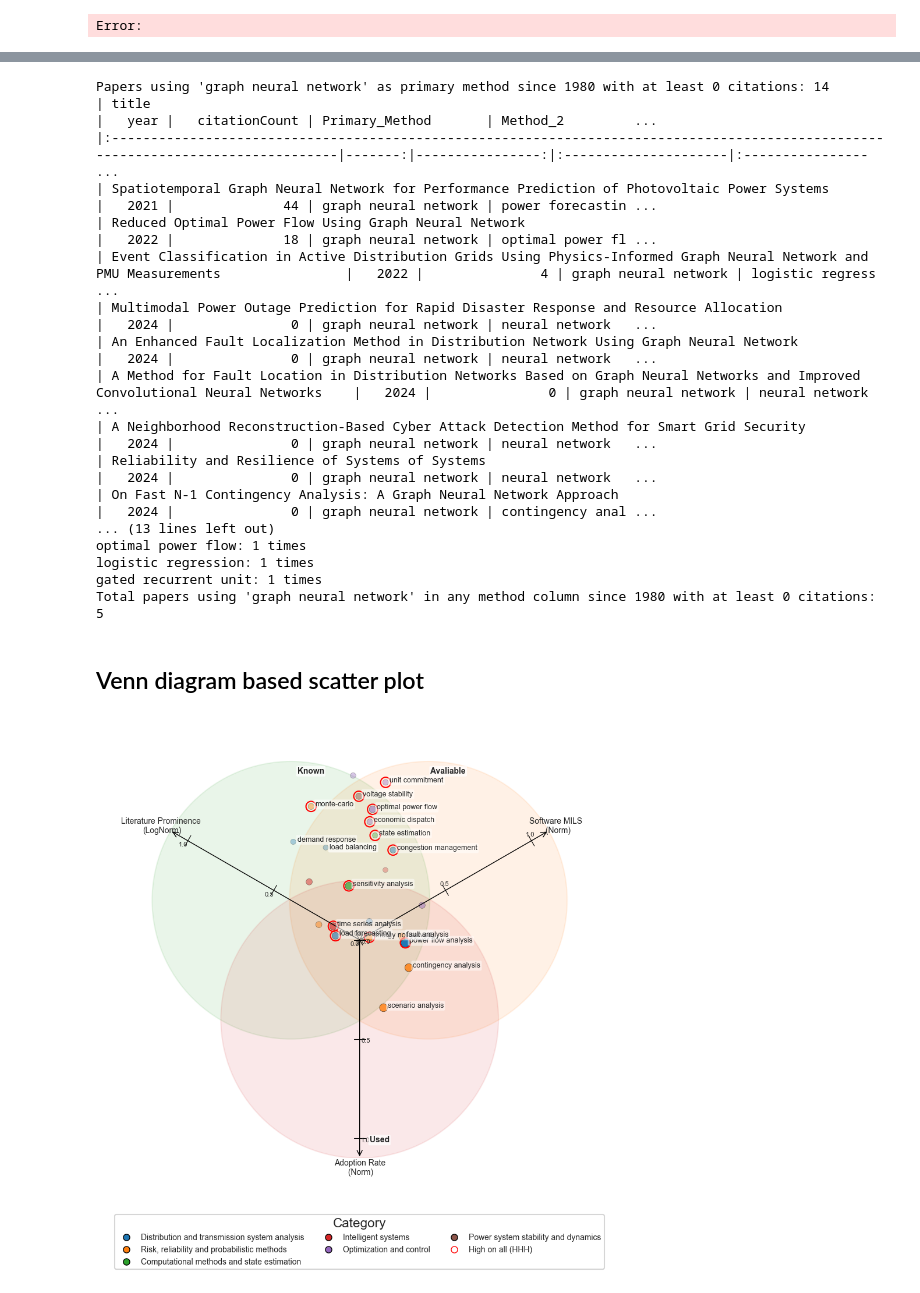
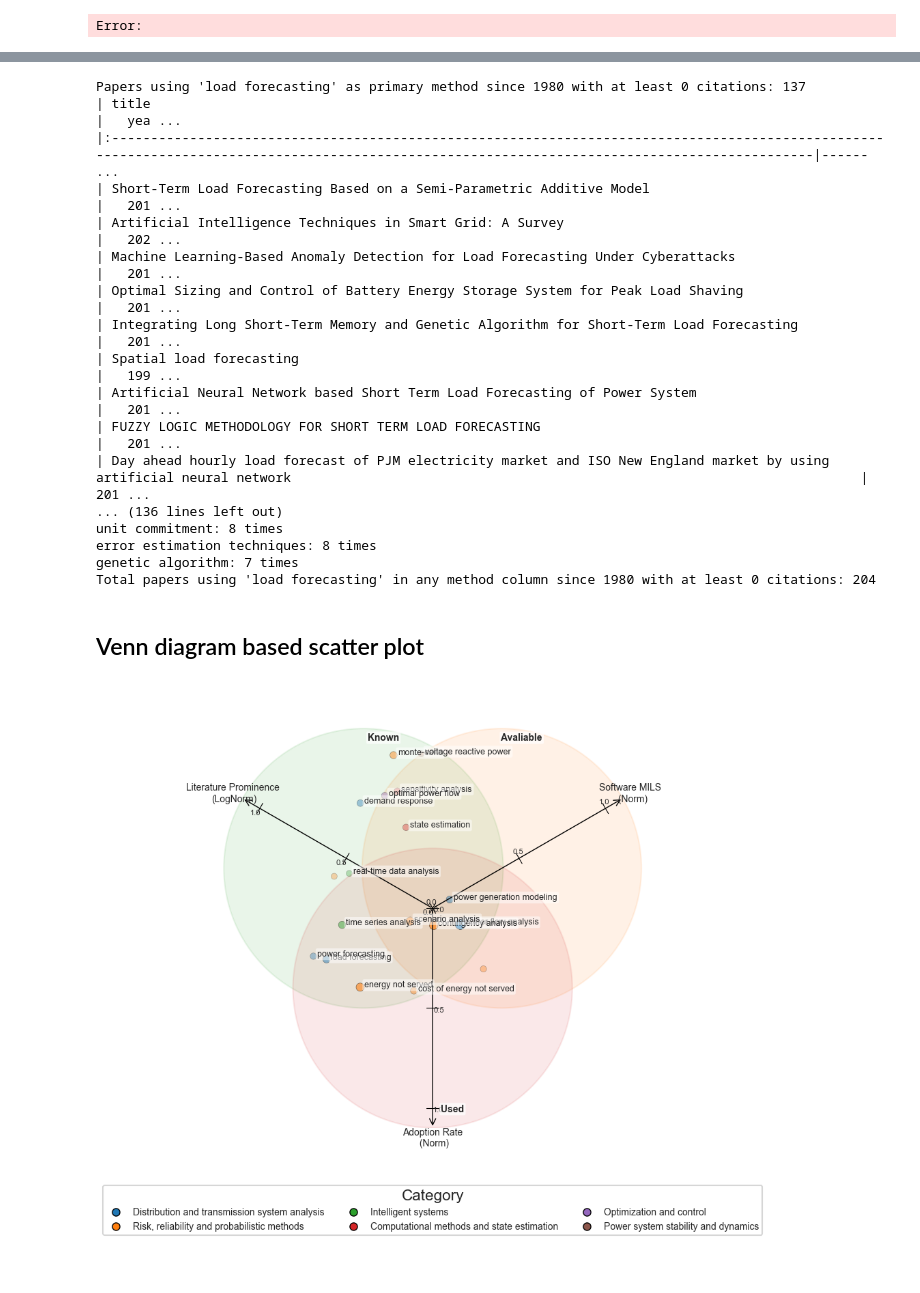
Before and after one commit to stigsimo/Literature-search-and-analysis, a Jupyter notebook: Comparison_of_method_scores.ipynb, the cells around one changed output, grey strips where cells are left out. Saved outputs shown, nothing was run; the diff lists cells and outputs as text; code cells hidden in the pictures.

Commit message:
added a lot of functions and redo of most analysis

```diff
--- a/Comparison_of_method_scores.ipynb
+++ b/Comparison_of_method_scores.ipynb
@@ -6210,2 +7952,5 @@ category
+# %%
+df_comparison=pd.read_csv('output\method_comparison_all_sources.csv')
+df_comparison_plot=df_comparison.copy()
 # %%
 df_1=clean_scatter_comparison_plots(
@@ -6687,7 +8675,7 @@ Found 2 methods:
 # %%
 #print the paper titles, primary methods, and most common other methods combined. Filter on year and citations
 #filter on the  nameed method and count all occurrences of other methods in the method columns method_2, method_3, method_4 etc upt to method_10
-method_to_check='graph neural network'
+method_to_check='load forecasting'
 start_year=1980
 min_citations=0
 #filter only papers with method_to_check as primary method
@@ -6711,23 +8699,23 @@ mask = df_lit[cols].astype(str).eq(str(method_to_check)).any(axis=1)
 df_papers_any = df_lit[mask & (df_lit['year'] >= start_year) & (df_lit['citationCount'] >= min_citations)]
 print(f"Total papers using '{method_to_check}' in any method column since {start_year} with at least {min_citations} citations: {len(df_papers_any)}")
 # %% [output]
-Papers using 'graph neural network' as primary method since 1980 with at least 0 citations: 14
-| title                                                                                                                             |   year |   citationCount | Primary_Method       | Method_2         ...
-|:----------------------------------------------------------------------------------------------------------------------------------|-------:|----------------:|:---------------------|:---------------- ...
-| Spatiotemporal Graph Neural Network for Performance Prediction of Photovoltaic Power Systems                                      |   2021 |              44 | graph neural network | power forecastin ...
-| Reduced Optimal Power Flow Using Graph Neural Network                                                                             |   2022 |              18 | graph neural network | optimal power fl ...
-| Event Classification in Active Distribution Grids Using Physics-Informed Graph Neural Network and PMU Measurements                |   2022 |               4 | graph neural network | logistic regress ...
-| Multimodal Power Outage Prediction for Rapid Disaster Response and Resource Allocation                                            |   2024 |               0 | graph neural network | neural network   ...
-| An Enhanced Fault Localization Method in Distribution Network Using Graph Neural Network                                          |   2024 |               0 | graph neural network | neural network   ...
-| A Method for Fault Location in Distribution Networks Based on Graph Neural Networks and Improved Convolutional Neural Networks    |   2024 |               0 | graph neural network | neural network   ...
-| A Neighborhood Reconstruction-Based Cyber Attack Detection Method for Smart Grid Security                                         |   2024 |               0 | graph neural network | neural network   ...
-| Reliability and Resilience of Systems of Systems                                                                                  |   2024 |               0 | graph neural network | neural network   ...
-| On Fast N-1 Contingency Analysis: A Graph Neural Network Approach                                                                 |   2024 |               0 | graph neural network | contingency anal ...
-... (13 lines left out)
-optimal power flow: 1 times
-logistic regression: 1 times
-gated recurrent unit: 1 times
-Total papers using 'graph neural network' in any method column since 1980 with at least 0 citations: 5
+Papers using 'load forecasting' as primary method since 1980 with at least 0 citations: 137
+| title                                                                                                                                                                                          |   yea ...
+|:-----------------------------------------------------------------------------------------------------------------------------------------------------------------------------------------------|------ ...
+| Short-Term Load Forecasting Based on a Semi-Parametric Additive Model                                                                                                                          |   201 ...
+| Artificial Intelligence Techniques in Smart Grid: A Survey                                                                                                                                     |   202 ...
+| Machine Learning-Based Anomaly Detection for Load Forecasting Under Cyberattacks                                                                                                               |   201 ...
+| Optimal Sizing and Control of Battery Energy Storage System for Peak Load Shaving                                                                                                              |   201 ...
+| Integrating Long Short-Term Memory and Genetic Algorithm for Short-Term Load Forecasting                                                                                                       |   201 ...
+| Spatial load forecasting                                                                                                                                                                       |   199 ...
+| Artificial Neural Network based Short Term Load Forecasting of Power System                                                                                                                    |   201 ...
+| FUZZY LOGIC METHODOLOGY FOR SHORT TERM LOAD FORECASTING                                                                                                                                        |   201 ...
+| Day ahead hourly load forecast of PJM electricity market and ISO New England market by using artificial neural network                                                                         |   201 ...
+... (136 lines left out)
+unit commitment: 8 times
+error estimation techniques: 8 times
+genetic algorithm: 7 times
+Total papers using 'load forecasting' in any method column since 1980 with at least 0 citations: 204
 # %% [markdown]
 ## Venn diagram based scatter plot
 # %%
@@ -6740,7 +8728,7 @@ v3 = np.array([-np.sqrt(3)/2,-0.5])              # circle C
 M = np.vstack([v1, v2, v3]).T   # shape (2,3)
 
 # get values as 3 x N matrix
-vals = df_comparison[["Literature_Norm", "Software_Norm", "Survey_Norm"]].to_numpy().T  # shape (3,N)
+vals = df_comparison[["Literature_Norm_log", "Software_Norm", "Survey_Norm"]].to_numpy().T  # shape (3,N)
 
 # project: 2 x N
 XY = M @ vals
@@ -7085,8 +9073,8 @@ def venn_vector_scatter(
         for key, v in V.items():
             v_unit = v / np.linalg.norm(v)
             proj = df[["vec2d_x", "vec2d_y"]].to_numpy() @ v_unit
-            idx = np.argmax(proj)
-            df_label = pd.concat([df_label, df.loc[[idx]]])
+            pos = np.argmax(proj)
+        df_label = pd.concat([df_label, df.iloc[[pos]]])
 
         # final unique set
         df_label = df_label[~df_label.index.duplicated(keep="first")]
@@ -7245,30 +9549,30 @@ def parallel_coordinates_intersections(
 # %%
 df_out, ax = venn_vector_scatter(
     df_comparison,
     a_col="Literature_Norm_log",
     b_col="Software_Norm",
     c_col="Survey_Norm",
     axis_labels=("Literature Prominence \n(LogNorm)", "Software MILS \n (Norm)", "Adoption Rate\n (Norm)"),
     label_col="Method",
     color_by="category",    # column used for color
     figsize=(10, 10),
     base_size=40,
     alpha=0.9,
     linewidth=0.4,
     radius=0.7,
     circle_alpha=0.10,
     circle_colors=("tab:green", "tab:orange", "tab:red"),
     filter_col=None,
     filter_keep=None,
     xlim=(-1.3,1.3),
     ylim=(-1.1,1.1),
     n_label_top=15,
     low_q=0.15,
     high_q=0.75,
     circle_center=0.4,
     min_vec_strength=0.5,
-    intersection_filter=['LML','LLL','MLL','LLM','MML','MLM','LMM','MMM','MHM',],                  # keep all
-    intersection_highlight=["HHH"],     # visually emphasize these
+    #intersection_filter=['LML','LLL','MLL','LLM','MML','MLM','LMM','MMM','MHM',],                  # keep all
+    #intersection_highlight=["HHH"],     # visually emphasize these
 )
 # %% [output]
-[figure, old version]
+[figure, new version]
```
Also changed, not shown: parts of 34 cells of this notebook, 13 other files.
